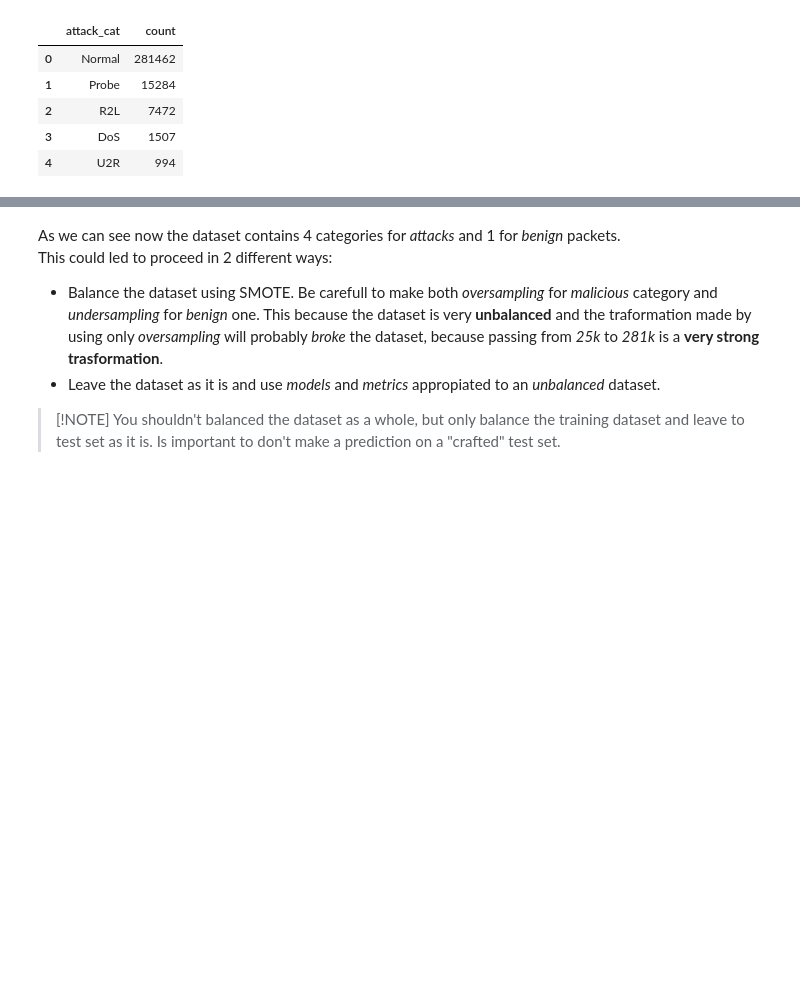
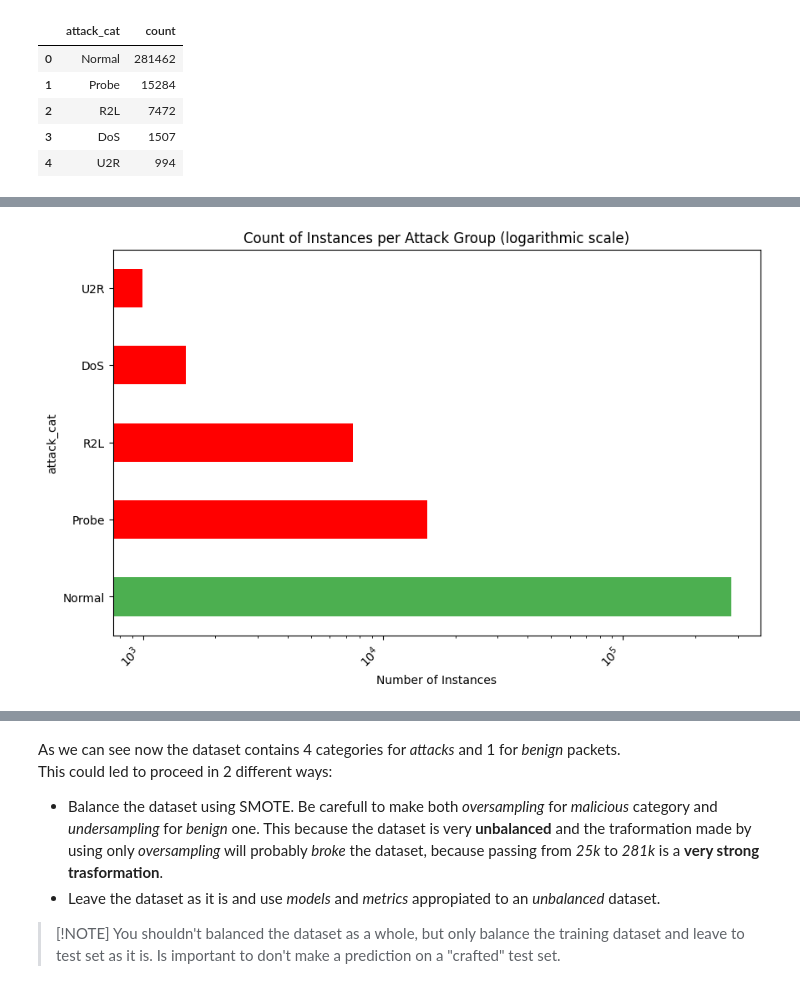
Before and after one commit to Mugna46/AI_project, a Jupyter notebook: AI.ipynb, the cells around one changed output, grey strips where cells are left out. Saved outputs shown, nothing was run; the diff lists cells and outputs as text; code cells hidden in the pictures; blank space fills up the shorter version.

```diff
--- a/AI.ipynb
+++ b/AI.ipynb
@@ -265,3 +265,15 @@ plt.show()
+# %%
+colors = ['#4CAF50', '#FF0000', '#FF0000', '#FF0000', '#FF0000']
+
+plt.figure(figsize=(10, 6))
+attack_group_count.plot(kind='barh' , logx = True, color=colors)
+plt.title('Count of Instances per Attack Group (logarithmic scale)')
+plt.xlabel('Number of Instances')
+plt.ylabel('attack_cat')
+plt.xticks(rotation=45, ha='right')
+plt.show()
+# %% [output]
+[figure, added]
 # %%
 filtered_df = df[df['attack_cat'].isin(['DoS'])]
 filtered_df.head(15)
```
Also changed, not shown: parts of 31 cells of this notebook.
